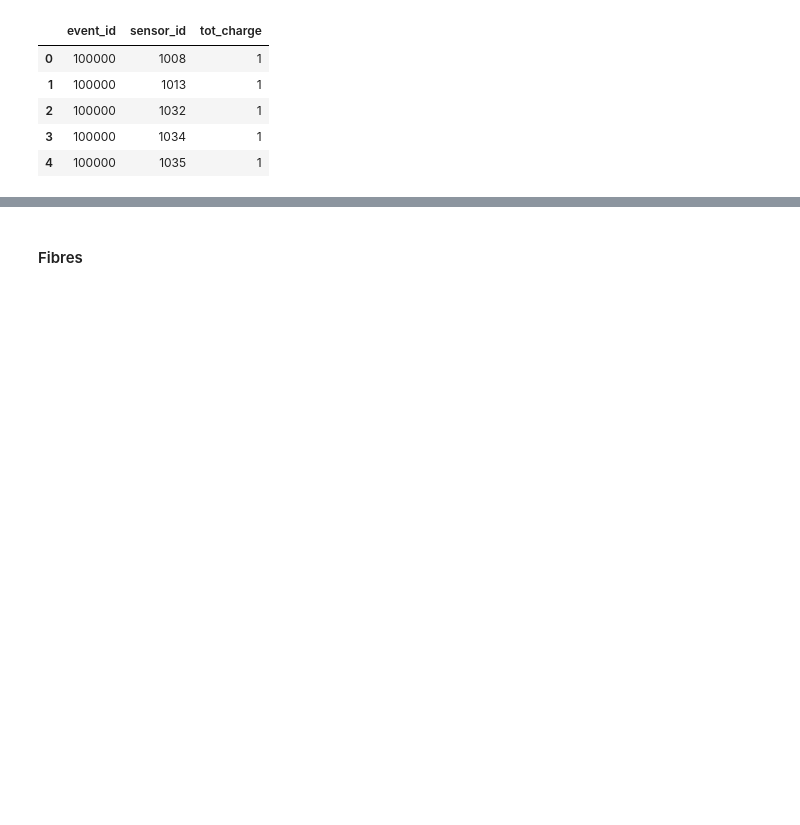
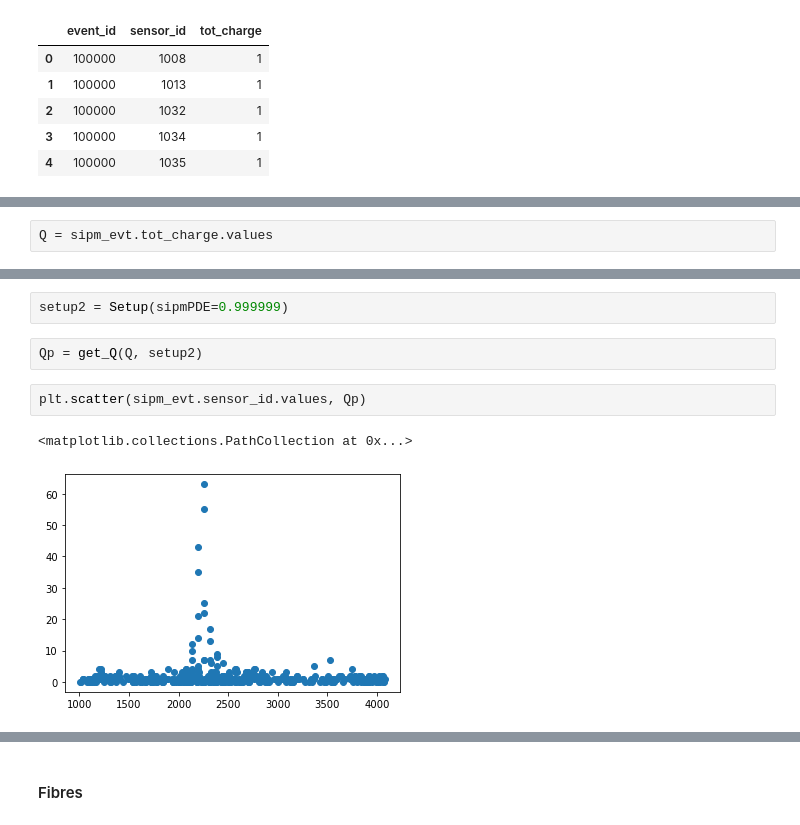
Before and after one commit to jjgomezcadenas/NextFlex, a Jupyter notebook: NB/kr_dst_test.ipynb, the cells around one changed output, grey strips where cells are left out. Drawn from its saved outputs; the diff is of its cells as text; blank space fills up the shorter version.

```diff
--- a/NB/kr_dst_test.ipynb
+++ b/NB/kr_dst_test.ipynb
@@ -622,0 +640,2 @@ sipm_evt.tot_charge.sum()
+# %%
+Q = sipm_evt.tot_charge.values
@@ -622,0 +671,9 @@ sipm_evt.tot_charge.sum()
+# %%
+setup2 = Setup(sipmPDE=0.999999)
+# %%
+Qp = get_Q(Q, setup2)
+# %%
+plt.scatter(sipm_evt.sensor_id.values, Qp)
+# %% [output]
+<matplotlib.collections.PathCollection at 0x...>
+[figure, added]
```
Also changed, not shown: parts of 37 cells of this notebook, 4 other files.
